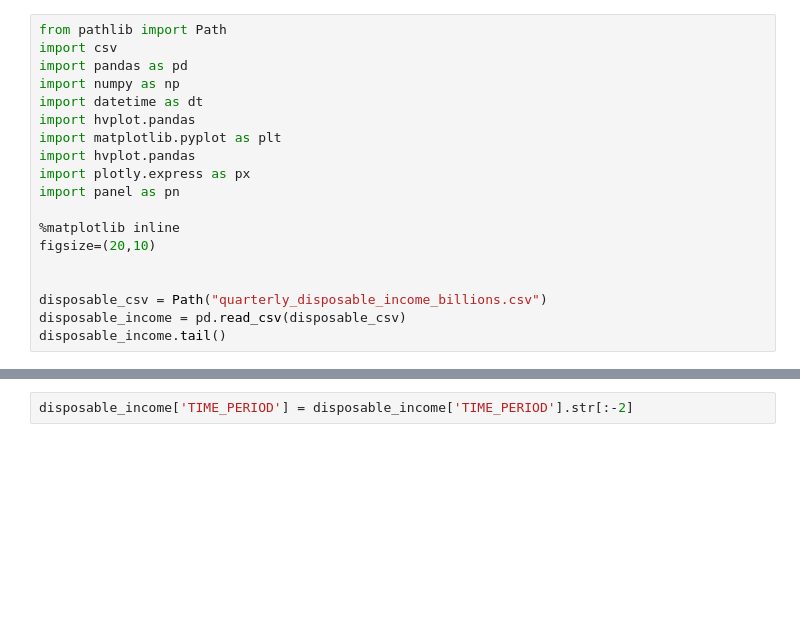
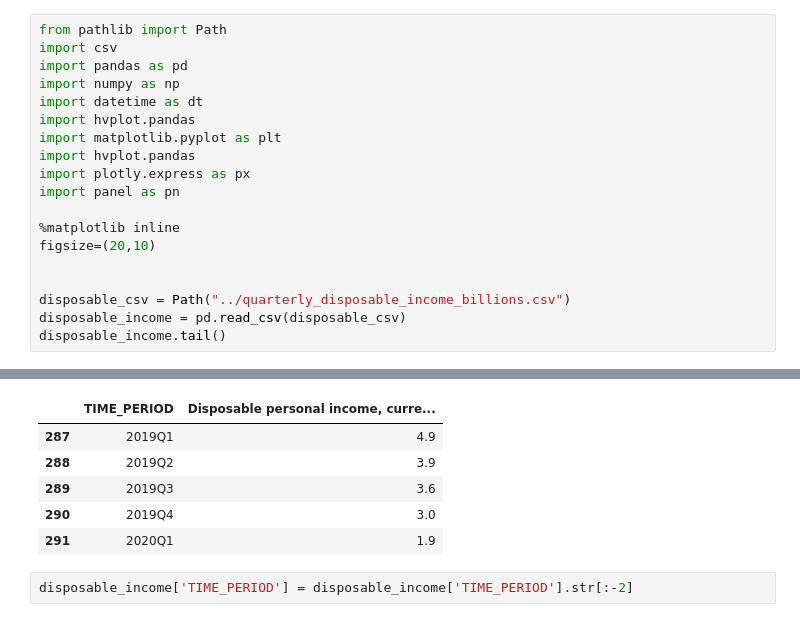
Before and after one commit to tyoung65/Econimic_Stimulus_Research-, a Jupyter notebook: income_wealth_exp_data/us_personal_income_and_wealth_data.ipynb, the cells around one changed output, grey strips where cells are left out. Cells and saved outputs as stored; diff of their text form; blank space fills up the shorter version.

```diff
--- a/income_wealth_exp_data/us_personal_income_and_wealth_data.ipynb
+++ b/income_wealth_exp_data/us_personal_income_and_wealth_data.ipynb
@@ -14,6 +14,7 @@ import panel as pn
 figsize=(20,10)
 
 
-disposable_csv = Path("quarterly_disposable_income_billions.csv")
+disposable_csv = Path("../quarterly_disposable_income_billions.csv")
 disposable_income = pd.read_csv(disposable_csv)
 disposable_income.tail()
+# %% [output]
@@ -20,3 +23,9 @@ disposable_income.tail()
+|  | TIME_PERIOD | Disposable personal income, curre... |
+| 287 | 2019Q1 | 4.9 |
+| 288 | 2019Q2 | 3.9 |
+| 289 | 2019Q3 | 3.6 |
+| 290 | 2019Q4 | 3.0 |
+| 291 | 2020Q1 | 1.9 |
 # %%
 disposable_income['TIME_PERIOD'] = disposable_income['TIME_PERIOD'].str[:-2]
 # %%
```
Also changed, not shown: parts of 14 cells of this notebook.
